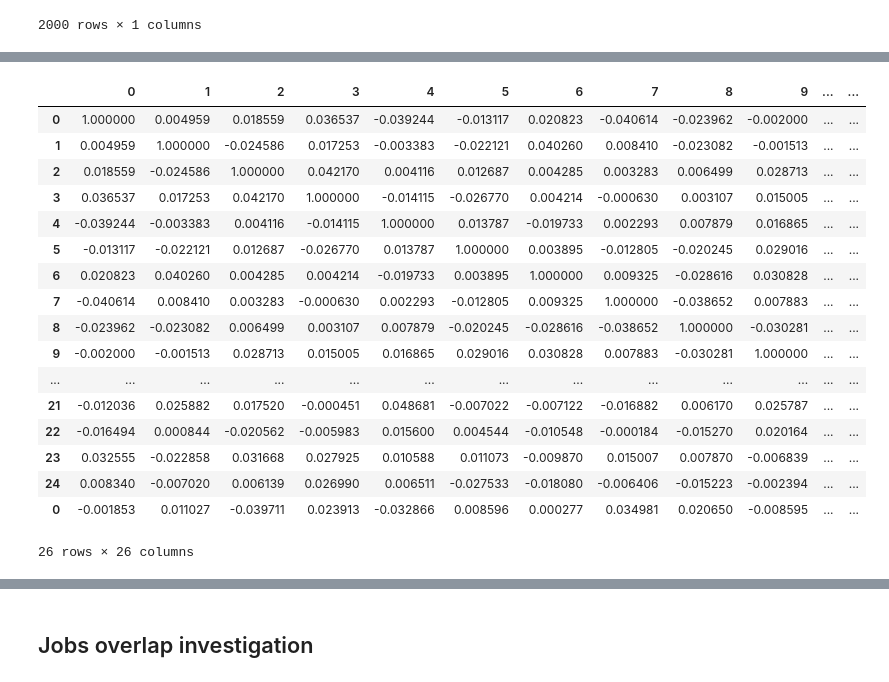
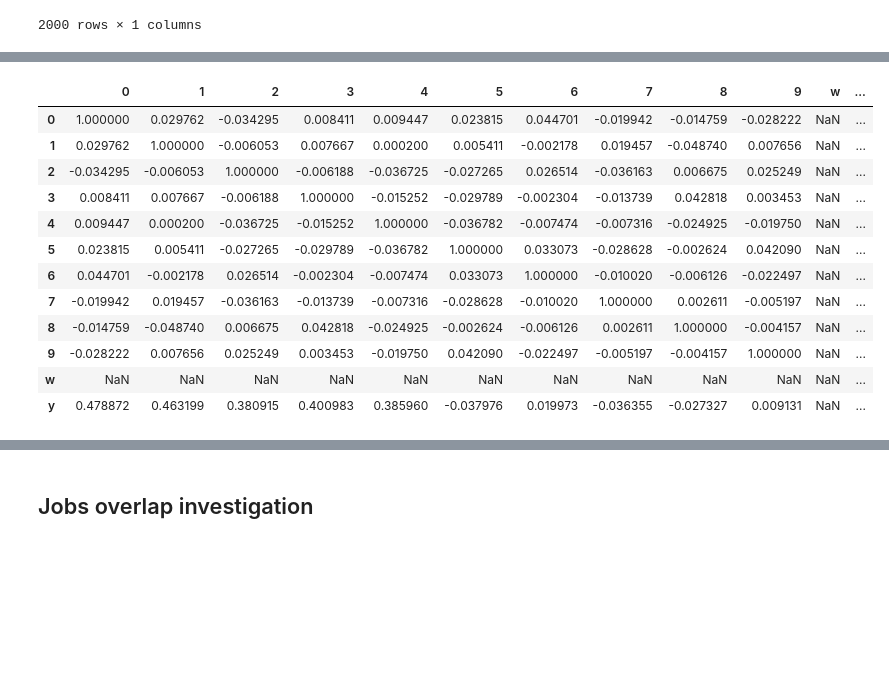
Before and after one commit to harrya32/causal_synthetic_data, a Jupyter notebook: Experiments/Experiments.ipynb, the cells around one changed output, grey strips where cells are left out. Drawn from its saved outputs; the diff is of its cells as text; code cells hidden in the pictures; blank space fills up the shorter version.

```diff
--- a/Experiments/Experiments.ipynb
+++ b/Experiments/Experiments.ipynb
@@ -823,3 +796,7 @@ pd.DataFrame(w)
+# %%
+y = pd.DataFrame(y, columns = ['y'])
+# %%
+w = pd.DataFrame(w, columns=['w'])
 # %%
 pd.DataFrame(p)
 # %% [output]
@@ -857,21 +834,18 @@ x_and_cate = pd.concat([pd.DataFrame(X), pd.DataFrame(y)], axis=1)
-# %%
-x_and_cate.corr()
-# %% [output]
-|  | 0 | 1 | 2 | 3 | 4 | 5 | 6 | 7 | 8 | 9 | ... | ... |
-| 0 | 1.000000 | 0.004959 | 0.018559 | 0.036537 | -0.039244 | -0.013117 | 0.020823 | -0.040614 | -0.023962 | -0.002000 | ... | ... |
-| 1 | 0.004959 | 1.000000 | -0.024586 | 0.017253 | -0.003383 | -0.022121 | 0.040260 | 0.008410 | -0.023082 | -0.001513 | ... | ... |
-| 2 | 0.018559 | -0.024586 | 1.000000 | 0.042170 | 0.004116 | 0.012687 | 0.004285 | 0.003283 | 0.006499 | 0.028713 | ... | ... |
-| 3 | 0.036537 | 0.017253 | 0.042170 | 1.000000 | -0.014115 | -0.026770 | 0.004214 | -0.000630 | 0.003107 | 0.015005 | ... | ... |
-| 4 | -0.039244 | -0.003383 | 0.004116 | -0.014115 | 1.000000 | 0.013787 | -0.019733 | 0.002293 | 0.007879 | 0.016865 | ... | ... |
-| 5 | -0.013117 | -0.022121 | 0.012687 | -0.026770 | 0.013787 | 1.000000 | 0.003895 | -0.012805 | -0.020245 | 0.029016 | ... | ... |
-| 6 | 0.020823 | 0.040260 | 0.004285 | 0.004214 | -0.019733 | 0.003895 | 1.000000 | 0.009325 | -0.028616 | 0.030828 | ... | ... |
-| 7 | -0.040614 | 0.008410 | 0.003283 | -0.000630 | 0.002293 | -0.012805 | 0.009325 | 1.000000 | -0.038652 | 0.007883 | ... | ... |
-| 8 | -0.023962 | -0.023082 | 0.006499 | 0.003107 | 0.007879 | -0.020245 | -0.028616 | -0.038652 | 1.000000 | -0.030281 | ... | ... |
-| 9 | -0.002000 | -0.001513 | 0.028713 | 0.015005 | 0.016865 | 0.029016 | 0.030828 | 0.007883 | -0.030281 | 1.000000 | ... | ... |
-| ... | ... | ... | ... | ... | ... | ... | ... | ... | ... | ... | ... | ... |
-| 21 | -0.012036 | 0.025882 | 0.017520 | -0.000451 | 0.048681 | -0.007022 | -0.007122 | -0.016882 | 0.006170 | 0.025787 | ... | ... |
-| 22 | -0.016494 | 0.000844 | -0.020562 | -0.005983 | 0.015600 | 0.004544 | -0.010548 | -0.000184 | -0.015270 | 0.020164 | ... | ... |
-| 23 | 0.032555 | -0.022858 | 0.031668 | 0.027925 | 0.010588 | 0.011073 | -0.009870 | 0.015007 | 0.007870 | -0.006839 | ... | ... |
-| 24 | 0.008340 | -0.007020 | 0.006139 | 0.026990 | 0.006511 | -0.027533 | -0.018080 | -0.006406 | -0.015223 | -0.002394 | ... | ... |
-| 0 | -0.001853 | 0.011027 | -0.039711 | 0.023913 | -0.032866 | 0.008596 | 0.000277 | 0.034981 | 0.020650 | -0.008595 | ... | ... |
-26 rows × 26 columns
+# %%
+x_and_w_and_y[[0,1,2,3,4,5,6,7,8,9]] = x_and_w_and_y[[0,1,2,3,4,5,6,7,8,9]]**2
+# %%
+x_and_w_and_y[x_and_w_and_y.w==1].corr()
+# %% [output]
+|  | 0 | 1 | 2 | 3 | 4 | 5 | 6 | 7 | 8 | 9 | w | ... |
+| 0 | 1.000000 | 0.029762 | -0.034295 | 0.008411 | 0.009447 | 0.023815 | 0.044701 | -0.019942 | -0.014759 | -0.028222 | NaN | ... |
+| 1 | 0.029762 | 1.000000 | -0.006053 | 0.007667 | 0.000200 | 0.005411 | -0.002178 | 0.019457 | -0.048740 | 0.007656 | NaN | ... |
+| 2 | -0.034295 | -0.006053 | 1.000000 | -0.006188 | -0.036725 | -0.027265 | 0.026514 | -0.036163 | 0.006675 | 0.025249 | NaN | ... |
+| 3 | 0.008411 | 0.007667 | -0.006188 | 1.000000 | -0.015252 | -0.029789 | -0.002304 | -0.013739 | 0.042818 | 0.003453 | NaN | ... |
+| 4 | 0.009447 | 0.000200 | -0.036725 | -0.015252 | 1.000000 | -0.036782 | -0.007474 | -0.007316 | -0.024925 | -0.019750 | NaN | ... |
+| 5 | 0.023815 | 0.005411 | -0.027265 | -0.029789 | -0.036782 | 1.000000 | 0.033073 | -0.028628 | -0.002624 | 0.042090 | NaN | ... |
+| 6 | 0.044701 | -0.002178 | 0.026514 | -0.002304 | -0.007474 | 0.033073 | 1.000000 | -0.010020 | -0.006126 | -0.022497 | NaN | ... |
+| 7 | -0.019942 | 0.019457 | -0.036163 | -0.013739 | -0.007316 | -0.028628 | -0.010020 | 1.000000 | 0.002611 | -0.005197 | NaN | ... |
+| 8 | -0.014759 | -0.048740 | 0.006675 | 0.042818 | -0.024925 | -0.002624 | -0.006126 | 0.002611 | 1.000000 | -0.004157 | NaN | ... |
+| 9 | -0.028222 | 0.007656 | 0.025249 | 0.003453 | -0.019750 | 0.042090 | -0.022497 | -0.005197 | -0.004157 | 1.000000 | NaN | ... |
+| w | NaN | NaN | NaN | NaN | NaN | NaN | NaN | NaN | NaN | NaN | NaN | ... |
+| y | 0.478872 | 0.463199 | 0.380915 | 0.400983 | 0.385960 | -0.037976 | 0.019973 | -0.036355 | -0.027327 | 0.009131 | NaN | ... |
```
Also changed, not shown: parts of 22 cells of this notebook, 14 other files.
